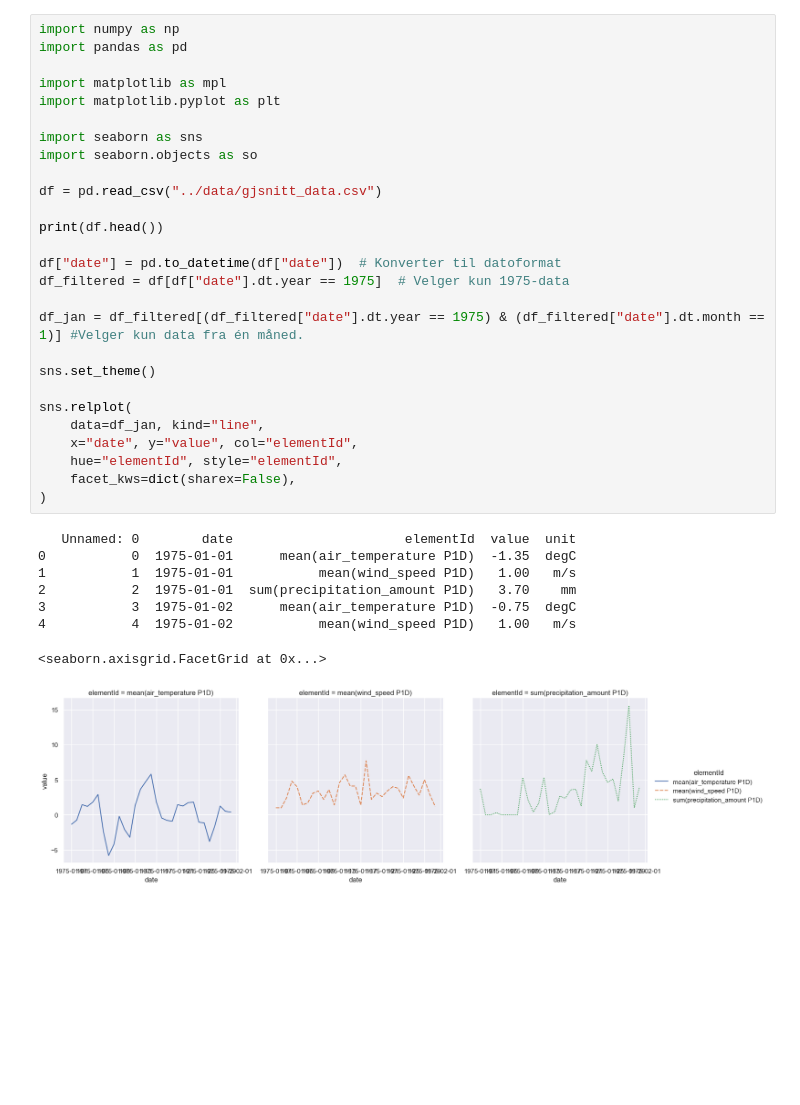
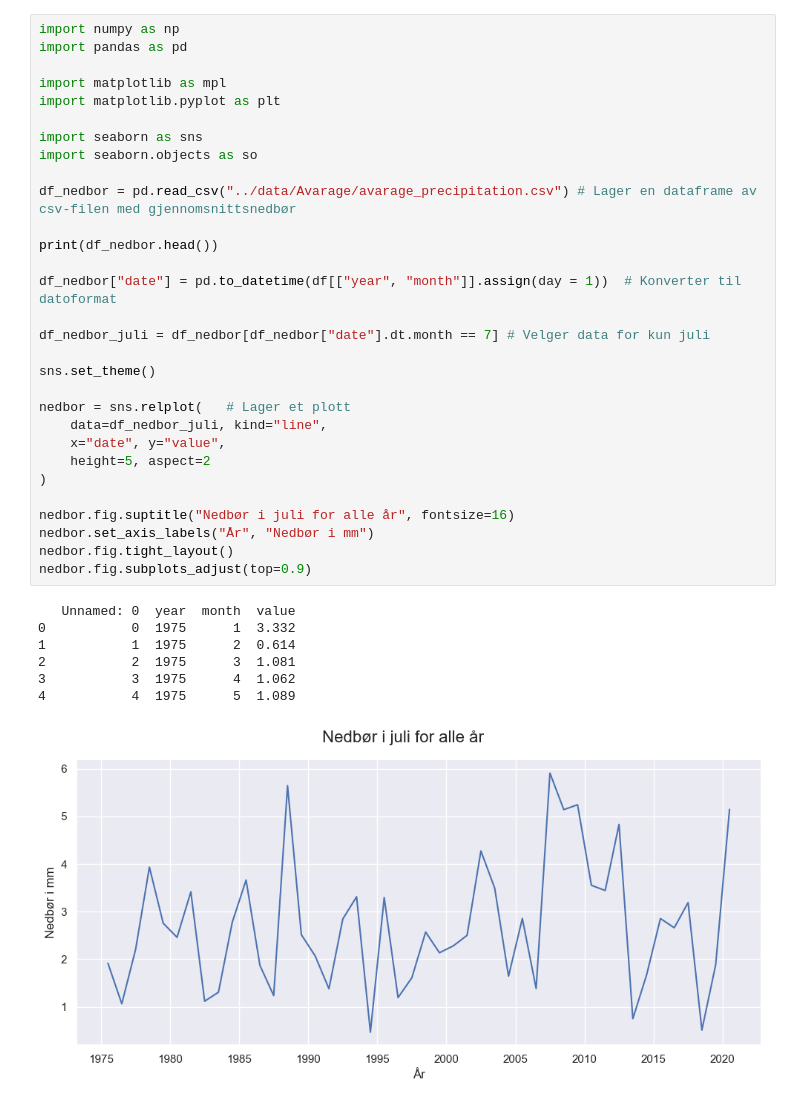
Before and after one commit to Annabrekka/Miljodataanalyse, a Jupyter notebook: notebooks/visualisering.ipynb, the cells around one changed output. Cells and saved outputs as stored; diff of their text form; blank space fills up the shorter version.

```diff
--- a/notebooks/visualisering.ipynb
+++ b/notebooks/visualisering.ipynb
@@ -4,36 +4,38 @@ Bruker seaborn til å lage grafer med verdiene våre, i førsteomgang kun for et
 # %%
 import numpy as np
 import pandas as pd
 
 import matplotlib as mpl
 import matplotlib.pyplot as plt
 
 import seaborn as sns
 import seaborn.objects as so
 
-df = pd.read_csv("../data/gjsnitt_data.csv")
+df_nedbor = pd.read_csv("../data/Avarage/avarage_precipitation.csv") # Lager en dataframe av csv-filen med gjennomsnittsnedbør
 
-print(df.head())
+print(df_nedbor.head())
 
-df["date"] = pd.to_datetime(df["date"])  # Konverter til datoformat
-df_filtered = df[df["date"].dt.year == 1975]  # Velger kun 1975-data
+df_nedbor["date"] = pd.to_datetime(df[["year", "month"]].assign(day = 1))  # Konverter til datoformat
 
-df_jan = df_filtered[(df_filtered["date"].dt.year == 1975) & (df_filtered["date"].dt.month == 1)] #Velger kun data fra én måned.
+df_nedbor_juli = df_nedbor[df_nedbor["date"].dt.month == 7] # Velger data for kun juli
 
 sns.set_theme()
 
-sns.relplot(
-    data=df_jan, kind="line",
-    x="date", y="value", col="elementId",
-    hue="elementId", style="elementId",
-    facet_kws=dict(sharex=False),
+nedbor = sns.relplot(   # Lager et plott
+    data=df_nedbor_juli, kind="line",
+    x="date", y="value",
+    height=5, aspect=2
 )
+
+nedbor.fig.suptitle("Nedbør i juli for alle år", fontsize=16)
+nedbor.set_axis_labels("År", "Nedbør i mm")
+nedbor.fig.tight_layout()
+nedbor.fig.subplots_adjust(top=0.9)
 # %% [output]
-   Unnamed: 0        date                      elementId  value  unit
-0           0  1975-01-01      mean(air_temperature P1D)  -1.35  degC
-1           1  1975-01-01           mean(wind_speed P1D)   1.00   m/s
-2           2  1975-01-01  sum(precipitation_amount P1D)   3.70    mm
-3           3  1975-01-02      mean(air_temperature P1D)  -0.75  degC
-4           4  1975-01-02           mean(wind_speed P1D)   1.00   m/s
+   Unnamed: 0  year  month  value
+0           0  1975      1  3.332
+1           1  1975      2  0.614
+2           2  1975      3  1.081
+3           3  1975      4  1.062
+4           4  1975      5  1.089
-<seaborn.axisgrid.FacetGrid at 0x...>
-[figure, old version]
+[figure, new version]
```
Also changed, not shown: parts of 10 cells of this notebook.
